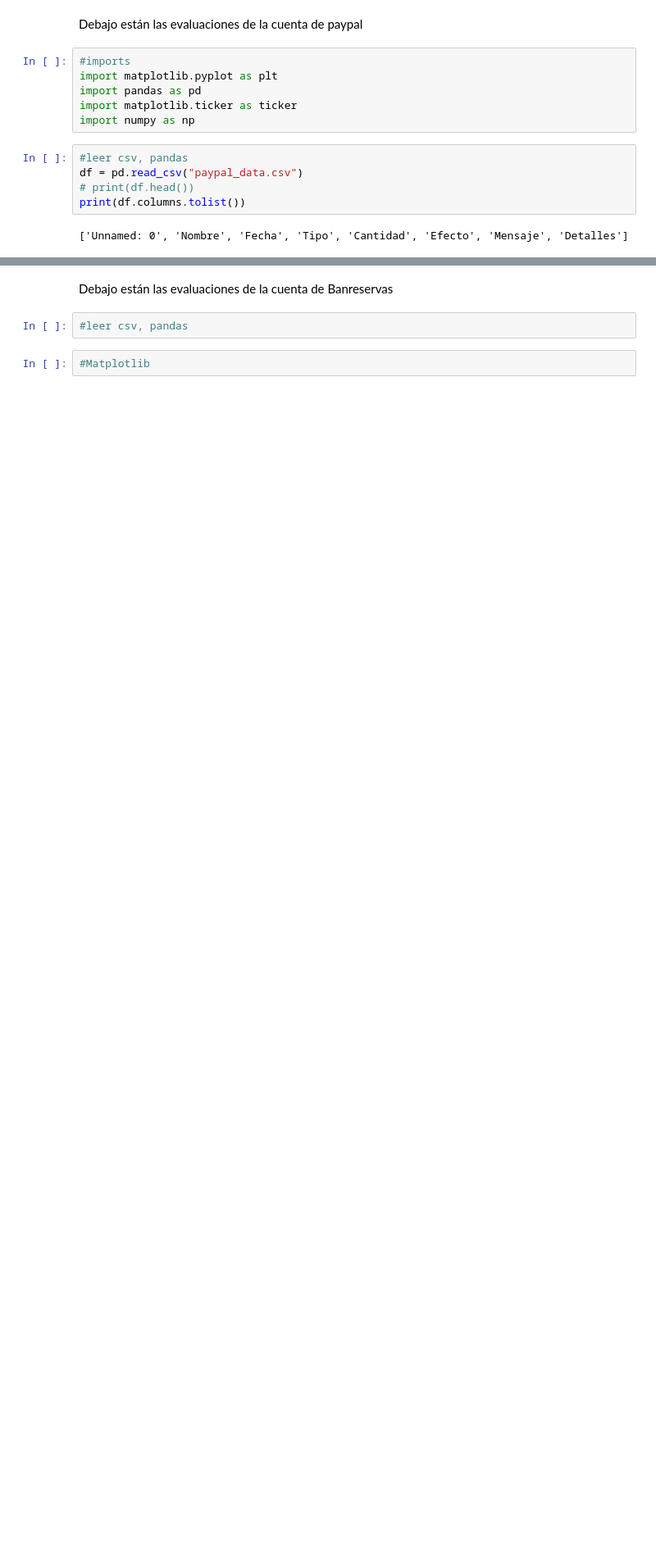
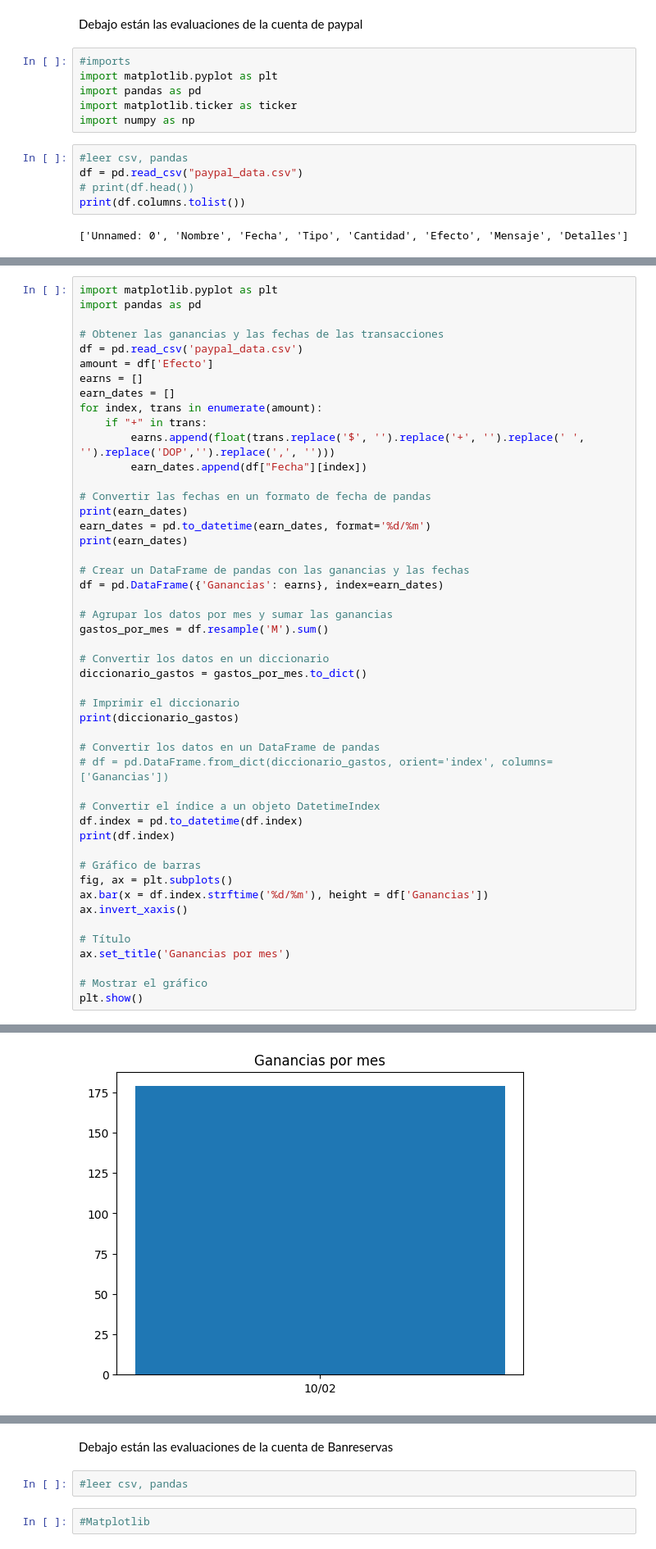
Before and after one commit to saulecast/finanzobot_0.1, a Jupyter notebook: primer_cuaderno.ipynb, the cells around one changed output, grey strips where cells are left out. Shown at 82% size. Drawn from its saved outputs; the diff is of its cells as text; blank space fills up the shorter version.

```diff
--- a/primer_cuaderno.ipynb
+++ b/primer_cuaderno.ipynb
@@ -320,0 +369,49 @@ print_details(loses, lose_dates)
+# %%
+import matplotlib.pyplot as plt
+import pandas as pd
+
+# Obtener las ganancias y las fechas de las transacciones
+df = pd.read_csv('paypal_data.csv')
+amount = df['Efecto']
+earns = []
+earn_dates = []
+for index, trans in enumerate(amount):
+    if "+" in trans:
+        earns.append(float(trans.replace('$', '').replace('+', '').replace(' ', '').replace('DOP','').replace(',', '')))
+        earn_dates.append(df["Fecha"][index])
+
+# Convertir las fechas en un formato de fecha de pandas
+print(earn_dates)
+earn_dates = pd.to_datetime(earn_dates, format='%d/%m')
+print(earn_dates)
+
+# Crear un DataFrame de pandas con las ganancias y las fechas
+df = pd.DataFrame({'Ganancias': earns}, index=earn_dates)
+
+# Agrupar los datos por mes y sumar las ganancias
+gastos_por_mes = df.resample('M').sum()
+
+# Convertir los datos en un diccionario
+diccionario_gastos = gastos_por_mes.to_dict()
+
+# Imprimir el diccionario
+print(diccionario_gastos)
+
+# Convertir los datos en un DataFrame de pandas
+# df = pd.DataFrame.from_dict(diccionario_gastos, orient='index', columns=['Ganancias'])
+
+# Convertir el índice a un objeto DatetimeIndex
+df.index = pd.to_datetime(df.index)
+print(df.index)
+
+# Gráfico de barras
+fig, ax = plt.subplots()
+ax.bar(x = df.index.strftime('%d/%m'), height = df['Ganancias'])
+ax.invert_xaxis()
+
+# Título
+ax.set_title('Ganancias por mes')
+
+# Mostrar el gráfico
+plt.show()
+# %% [output]
@@ -320,0 +422 @@ print_details(loses, lose_dates)
+[figure, added]
```
Also changed, not shown: parts of 6 cells of this notebook, 1 other file.
